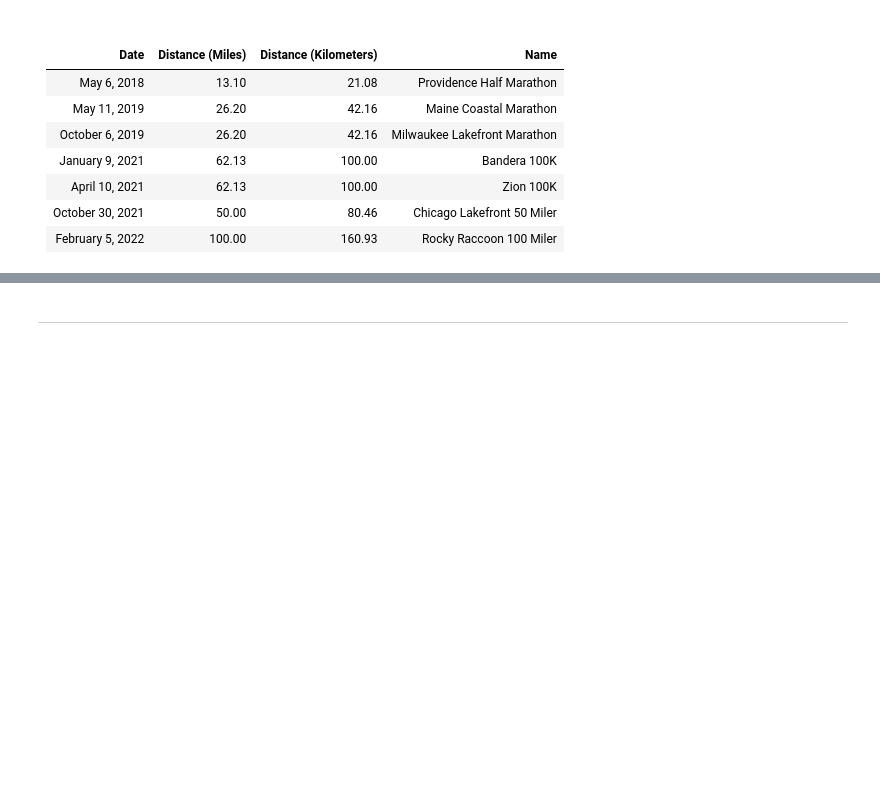
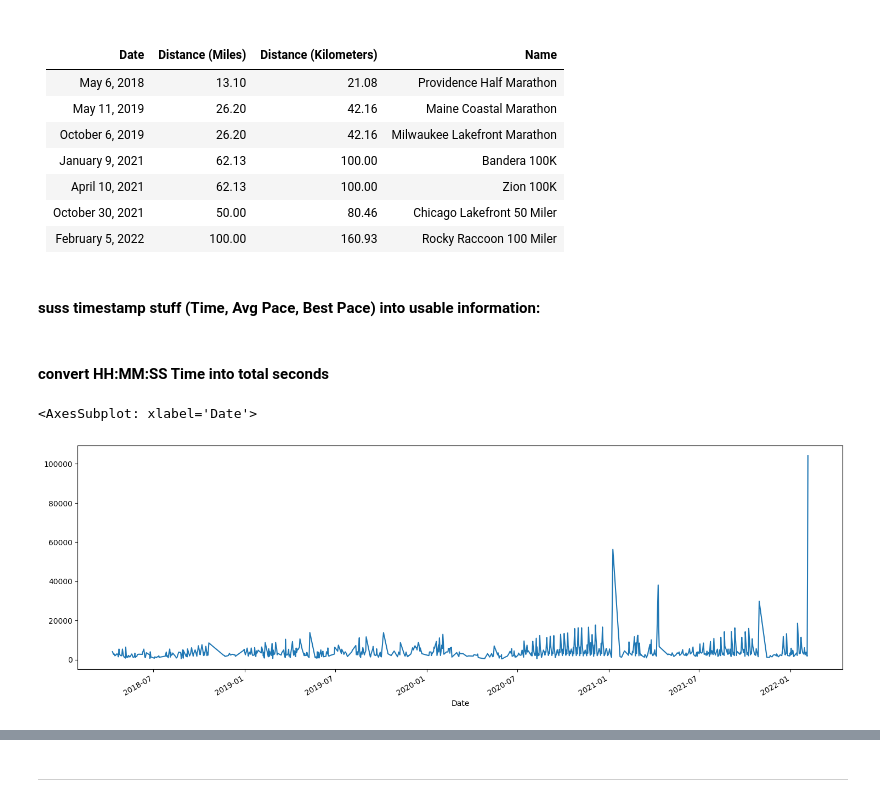
Before and after one commit to mikeygough/run100miles, a Jupyter notebook: main.ipynb, the cells around one changed output, grey strips where cells are left out. Cells and saved outputs as stored; diff of their text form; code cells hidden in the pictures; blank space fills up the shorter version.

Commit message:
suss out str and timestamps for pace and time data

```diff
--- a/main.ipynb
+++ b/main.ipynb
@@ -26,9 +26,7 @@ df = pd.read_csv('data/data.csv', parse_dates=['Date'], infer_datetime_format=Tr
                 usecols=['Date', 'Activity Type', 'Distance', 'Calories', 'Time',
                             'Avg HR', 'Max HR', 'Aerobic TE', 'Avg Run Cadence', 'Max Run Cadence',
                             'Avg Pace', 'Best Pace', 'Total Ascent', 'Total Descent',
-                            'Avg Stride Length', 'Best Lap Time', 'Number of Laps',
-                            'Moving Time', 'Elapsed Time', 'Min Elevation',
-                            'Max Elevation'])
+                            'Avg Stride Length', 'Min Elevation', 'Max Elevation'])
 # %% [markdown]
 ---
 # %% [markdown]
@@ -154,3 +152,15 @@ Race days were as follows:
 | April 10, 2021            | 62.13  | 100.00 | Zion 100K |
 | October 30, 2021          | 50.00  | 80.46  | Chicago Lakefront 50 Miler |
 | February 5, 2022          | 100.00 | 160.93 | Rocky Raccoon 100 Miler |
+# %% [markdown]
+#### suss timestamp stuff (Time, Avg Pace, Best Pace) into usable information:
+# %% [markdown]
+#### convert HH:MM:SS Time into total seconds
+# %%
+# note that now these are just the total number of seconds... #
+df['Time_s'] = pd.to_timedelta(df['Time']).dt.total_seconds()
+# %%
+df['Time_s'].plot(figsize=(18,6))
+# %% [output]
+<AxesSubplot: xlabel='Date'>
+[figure, added]
```
Also changed, not shown: parts of 7 cells of this notebook, 1 other file.
